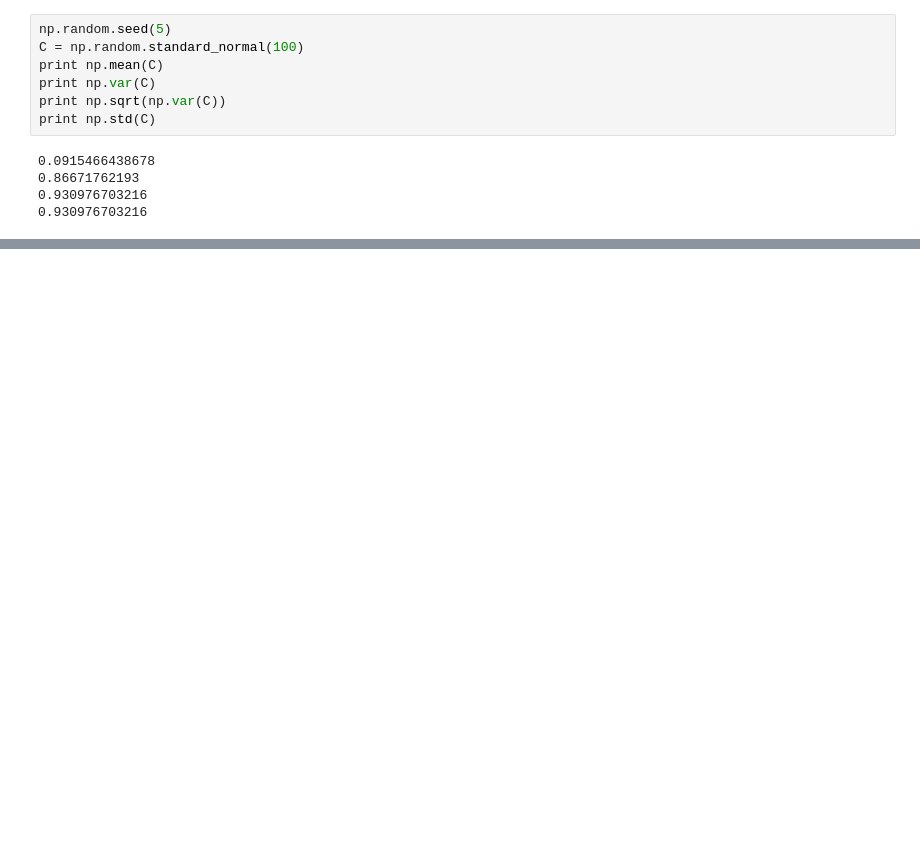
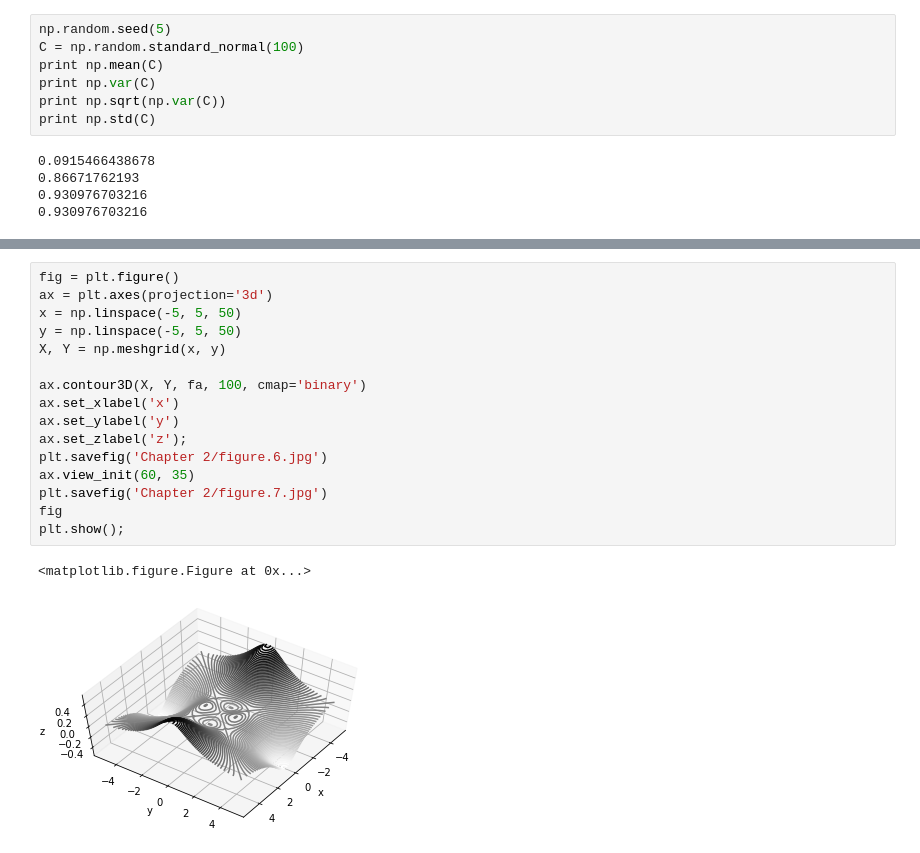
Before and after one commit to madmansn0w/Machine-Learning, a Jupyter notebook: ISL Python/ISL chapter 2.ipynb, the cells around one changed output, grey strips where cells are left out. Saved outputs shown, nothing was run; the diff lists cells and outputs as text; blank space fills up the shorter version.

```diff
--- a/ISL Python/ISL chapter 2.ipynb
+++ b/ISL Python/ISL chapter 2.ipynb
@@ -100,0 +163,19 @@ print x
+# %%
+fig = plt.figure()
+ax = plt.axes(projection='3d')
+x = np.linspace(-5, 5, 50)
+y = np.linspace(-5, 5, 50)
+X, Y = np.meshgrid(x, y)
+
+ax.contour3D(X, Y, fa, 100, cmap='binary')
+ax.set_xlabel('x')
+ax.set_ylabel('y')
+ax.set_zlabel('z');
+plt.savefig('Chapter 2/figure.6.jpg')
+ax.view_init(60, 35)
+plt.savefig('Chapter 2/figure.7.jpg')
+fig
+plt.show();
+# %% [output]
+<matplotlib.figure.Figure at 0x...>
+[figure, added]
```
Also changed, not shown: parts of 25 cells of this notebook, 12 other files.
